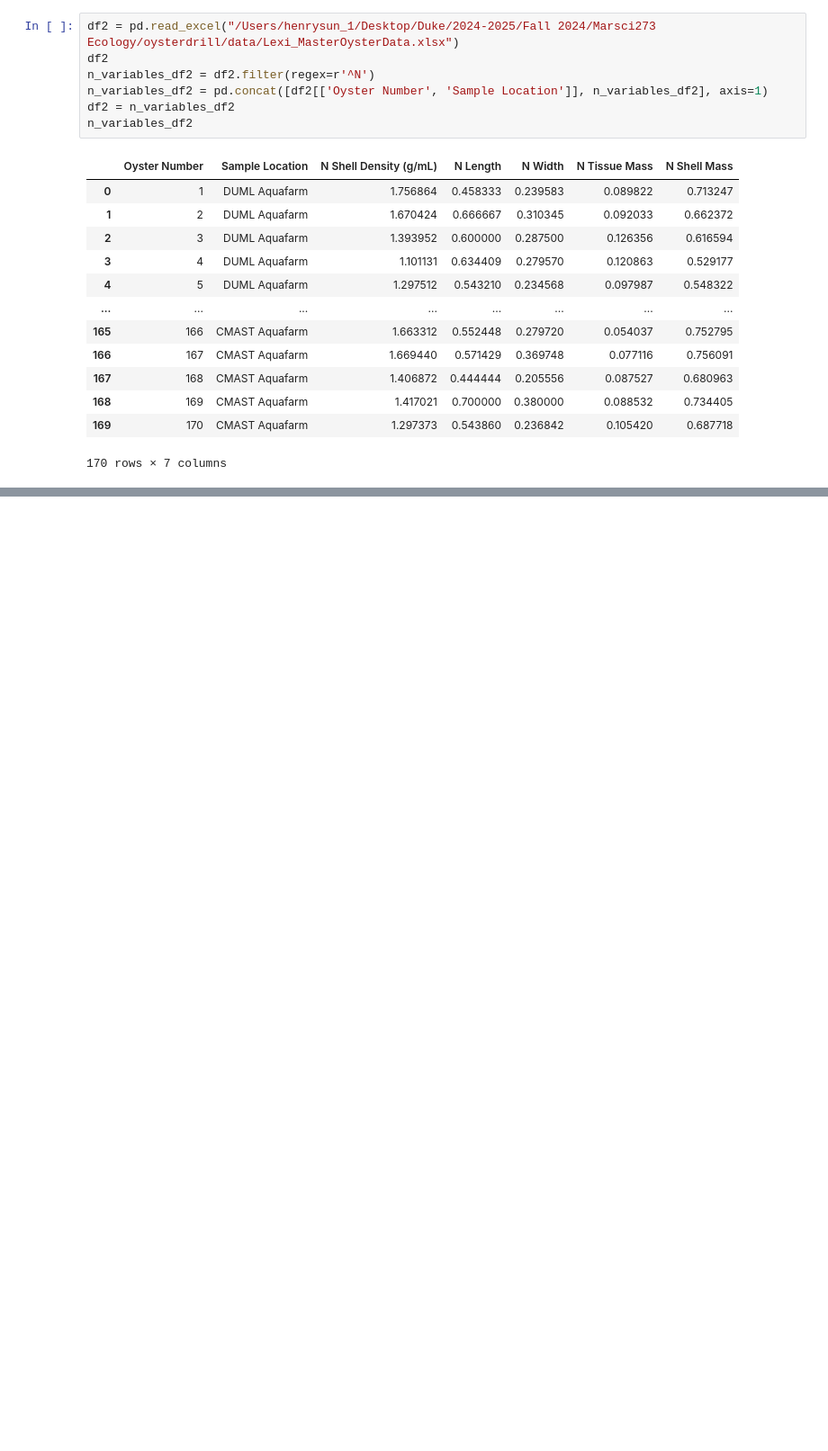
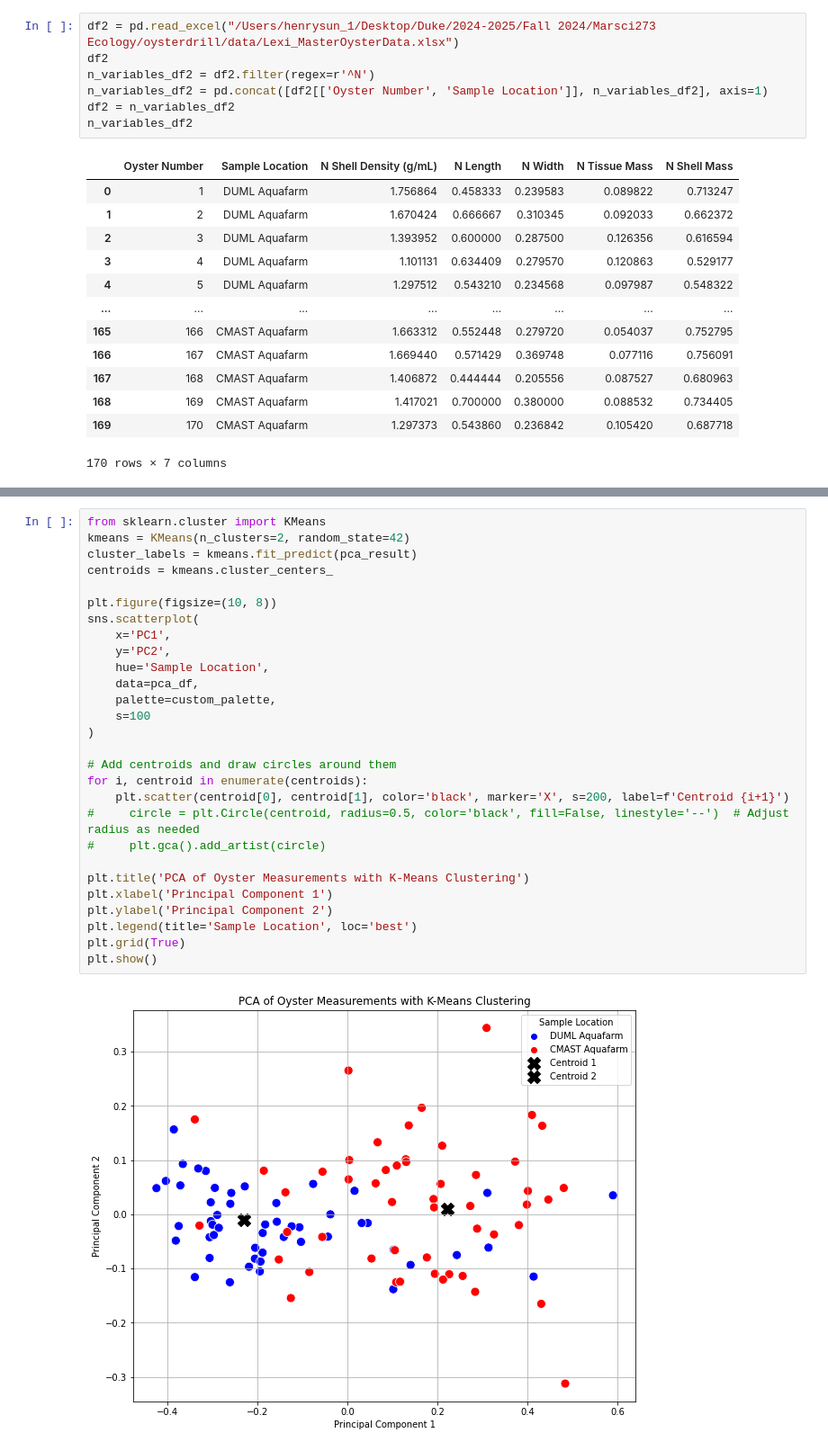
Before and after one commit to henrysun9074/oysterdrill, a Jupyter notebook: Lexi/pca.ipynb, the cells around one changed output, grey strips where cells are left out. Shown at 90% size. Cells and saved outputs as stored; diff of their text form; blank space fills up the shorter version.

Commit message:
Kmeans

```diff
--- a/Lexi/pca.ipynb
+++ b/Lexi/pca.ipynb
@@ -124,0 +125,30 @@ plt.show()
+# %%
+from sklearn.cluster import KMeans
+kmeans = KMeans(n_clusters=2, random_state=42)
+cluster_labels = kmeans.fit_predict(pca_result)
+centroids = kmeans.cluster_centers_
+
+plt.figure(figsize=(10, 8))
+sns.scatterplot(
+    x='PC1',
+    y='PC2',
+    hue='Sample Location',
+    data=pca_df,
+    palette=custom_palette,
+    s=100
+)
+
+# Add centroids and draw circles around them
+for i, centroid in enumerate(centroids):
+    plt.scatter(centroid[0], centroid[1], color='black', marker='X', s=200, label=f'Centroid {i+1}')
+#     circle = plt.Circle(centroid, radius=0.5, color='black', fill=False, linestyle='--')  # Adjust radius as needed
+#     plt.gca().add_artist(circle)
+
+plt.title('PCA of Oyster Measurements with K-Means Clustering')
+plt.xlabel('Principal Component 1')
+plt.ylabel('Principal Component 2')
+plt.legend(title='Sample Location', loc='best')
+plt.grid(True)
+plt.show()
+# %% [output]
+[figure, added]
```
Also changed, not shown: parts of 1 cell of this notebook.
